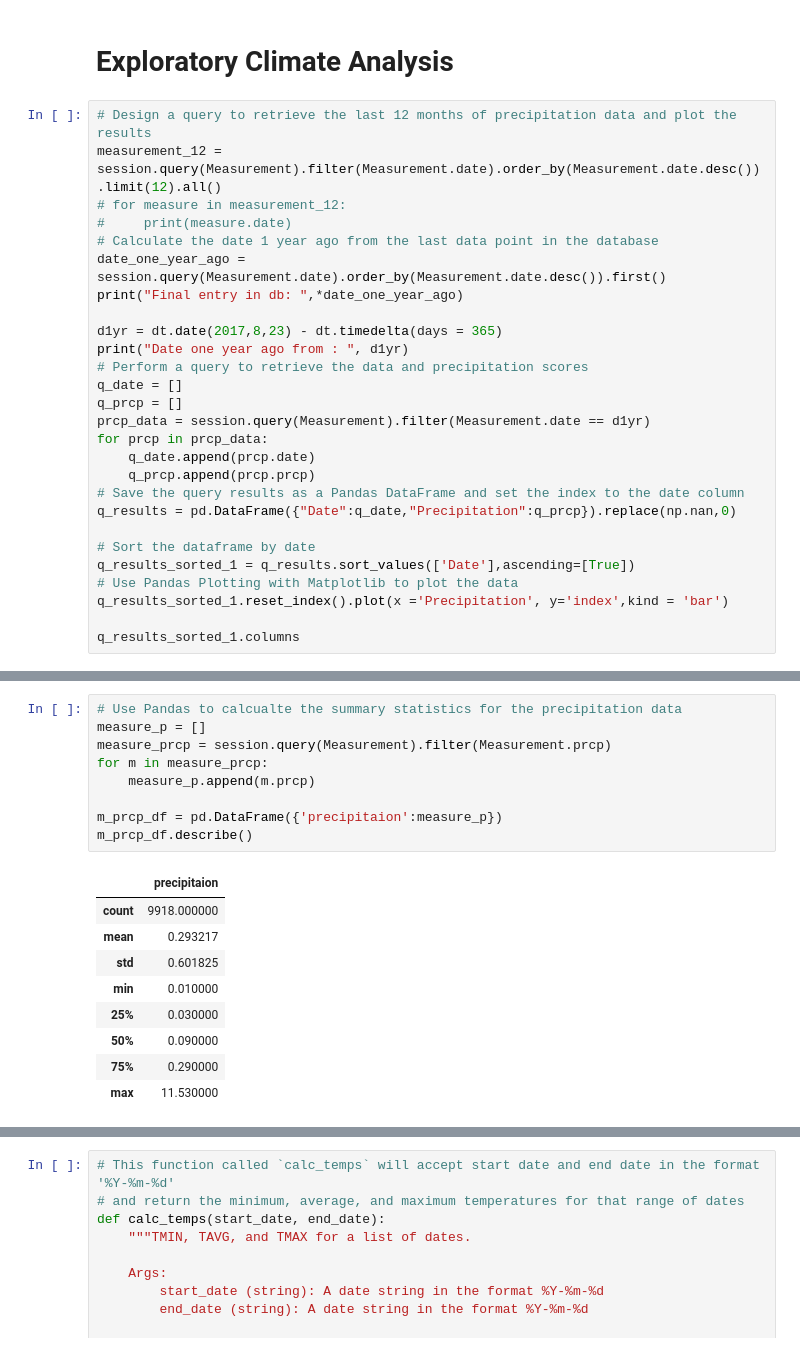
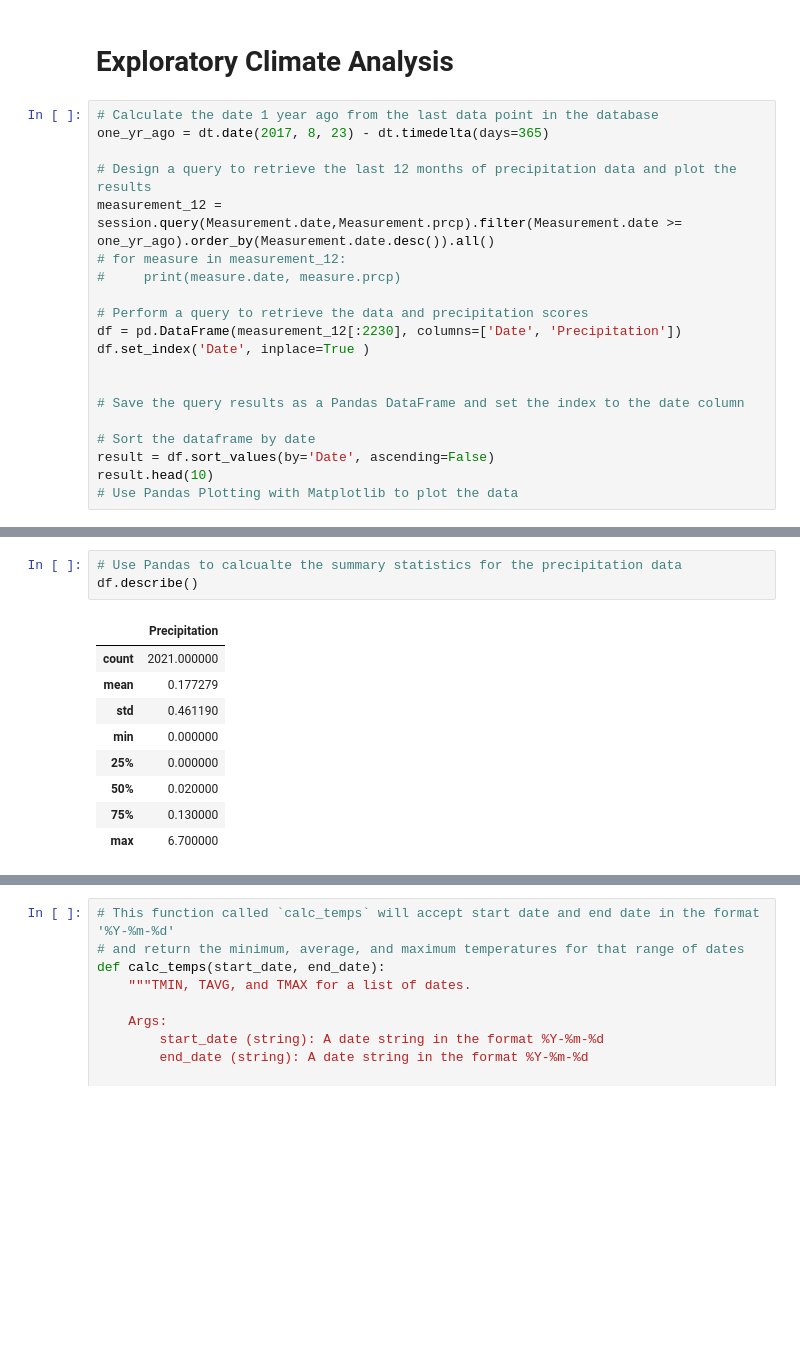
Before and after one commit to bwaiharo/sqlalchemy-challenge, a Jupyter notebook: climate_starter.ipynb, the cells around one changed output, grey strips where cells are left out. Cells and saved outputs as stored; diff of their text form; blank space fills up the shorter version.

```diff
--- a/climate_starter.ipynb
+++ b/climate_starter.ipynb
@@ -66,30 +67,23 @@ elevation FLOAT
 # %% [markdown]
 # Exploratory Climate Analysis
 # %%
+# Calculate the date 1 year ago from the last data point in the database
+one_yr_ago = dt.date(2017, 8, 23) - dt.timedelta(days=365)
+
 # Design a query to retrieve the last 12 months of precipitation data and plot the results
-measurement_12 = session.query(Measurement).filter(Measurement.date).order_by(Measurement.date.desc()).limit(12).all()
+measurement_12 = session.query(Measurement.date,Measurement.prcp).filter(Measurement.date >= one_yr_ago).order_by(Measurement.date.desc()).all()
 # for measure in measurement_12:
-#     print(measure.date)
-# Calculate the date 1 year ago from the last data point in the database
-date_one_year_ago = session.query(Measurement.date).order_by(Measurement.date.desc()).first()
-print("Final entry in db: ",*date_one_year_ago)
+#     print(measure.date, measure.prcp)
 
-d1yr = dt.date(2017,8,23) - dt.timedelta(days = 365)
-print("Date one year ago from : ", d1yr)
 # Perform a query to retrieve the data and precipitation scores
-q_date = []
-q_prcp = []
-prcp_data = session.query(Measurement).filter(Measurement.date == d1yr)
-for prcp in prcp_data:
-    q_date.append(prcp.date)
-    q_prcp.append(prcp.prcp)
+df = pd.DataFrame(measurement_12[:2230], columns=['Date', 'Precipitation'])
+df.set_index('Date', inplace=True )
+
+
 # Save the query results as a Pandas DataFrame and set the index to the date column
-q_results = pd.DataFrame({"Date":q_date,"Precipitation":q_prcp}).replace(np.nan,0)
 
 # Sort the dataframe by date
-q_results_sorted_1 = q_results.sort_values(['Date'],ascending=[True])
+result = df.sort_values(by='Date', ascending=False)
+result.head(10)
 # Use Pandas Plotting with Matplotlib to plot the data
-q_results_sorted_1.reset_index().plot(x ='Precipitation', y='index',kind = 'bar')
-
-q_results_sorted_1.columns
 # %% [output]
@@ -116,23 +113,17 @@ q_results_sorted.reset_index().plot(x ='index', y='Precipitation',kind = 'bar')
 ![precipitation](Images/precipitation.png)
 # %%
 # Use Pandas to calcualte the summary statistics for the precipitation data
-measure_p = []
-measure_prcp = session.query(Measurement).filter(Measurement.prcp)
-for m in measure_prcp:
-    measure_p.append(m.prcp)
-
-m_prcp_df = pd.DataFrame({'precipitaion':measure_p})
-m_prcp_df.describe()
+df.describe()
 # %% [output]
-|  | precipitaion |
-| count | 9918.000000 |
-| mean | 0.293217 |
-| std | 0.601825 |
-| min | 0.010000 |
-| 25% | 0.030000 |
-| 50% | 0.090000 |
-| 75% | 0.290000 |
-| max | 11.530000 |
+|  | Precipitation |
+| count | 2021.000000 |
+| mean | 0.177279 |
+| std | 0.461190 |
+| min | 0.000000 |
+| 25% | 0.000000 |
+| 50% | 0.020000 |
+| 75% | 0.130000 |
+| max | 6.700000 |
 # %% [markdown]
 ![describe](Images/describe.png)
 # %%
```
Also changed, not shown: parts of 14 cells of this notebook, 1 other file.
